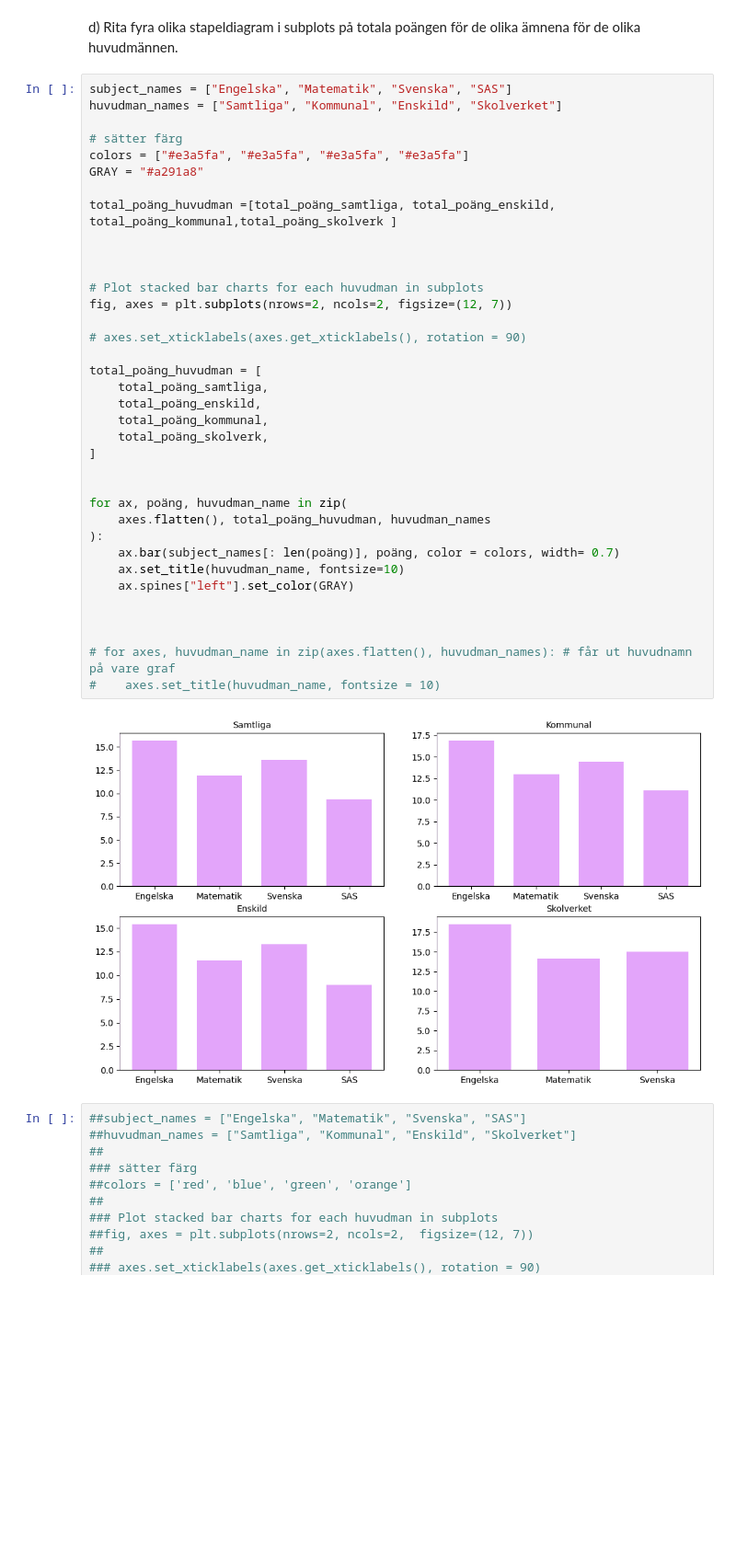
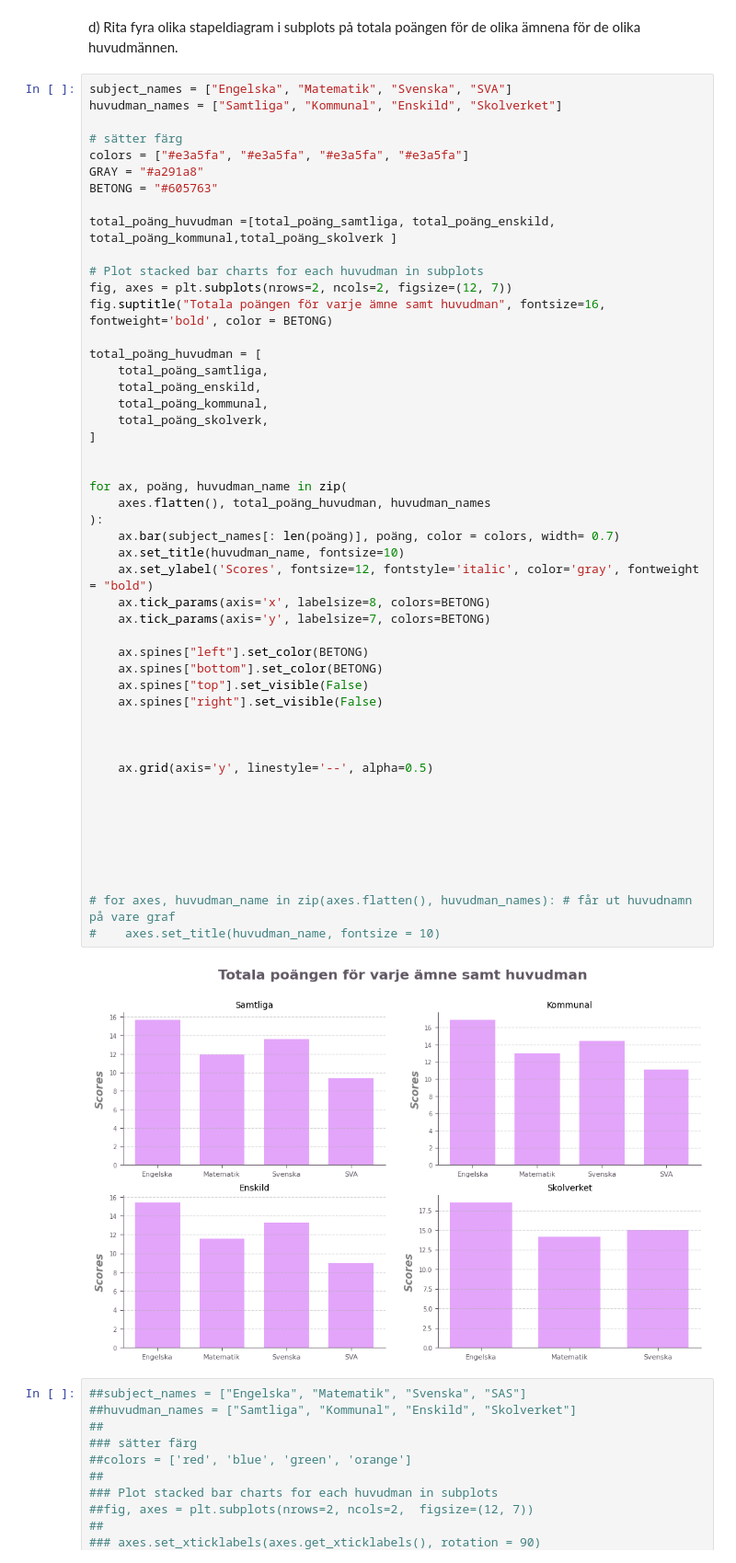
Before and after one commit to Zandri2k/Python-Sandra-Nilsson-OPA23, a Jupyter notebook: Labb_2/Labb_2.ipynb, the cells around one changed output. Shown at 92% size. Saved outputs shown, nothing was run; the diff lists cells and outputs as text; blank space fills up the shorter version.

```diff
--- a/Labb_2/Labb_2.ipynb
+++ b/Labb_2/Labb_2.ipynb
@@ -283,43 +283,56 @@ subject_names[:3]
 # %% [markdown]
 d) Rita fyra olika stapeldiagram i subplots på totala poängen för de olika ämnena för de olika huvudmännen.
 # %%
-subject_names = ["Engelska", "Matematik", "Svenska", "SAS"]
+subject_names = ["Engelska", "Matematik", "Svenska", "SVA"]
 huvudman_names = ["Samtliga", "Kommunal", "Enskild", "Skolverket"]
 
 # sätter färg
 colors = ["#e3a5fa", "#e3a5fa", "#e3a5fa", "#e3a5fa"]
 GRAY = "#a291a8"
+BETONG = "#605763"
 
 total_poäng_huvudman =[total_poäng_samtliga, total_poäng_enskild, total_poäng_kommunal,total_poäng_skolverk ]
 
-
-
 # Plot stacked bar charts for each huvudman in subplots
 fig, axes = plt.subplots(nrows=2, ncols=2, figsize=(12, 7))
-
-# axes.set_xticklabels(axes.get_xticklabels(), rotation = 90)
+fig.suptitle("Totala poängen för varje ämne samt huvudman", fontsize=16, fontweight='bold', color = BETONG)
 
 total_poäng_huvudman = [
     total_poäng_samtliga,
     total_poäng_enskild,
     total_poäng_kommunal,
     total_poäng_skolverk,
 ]
 
 
 for ax, poäng, huvudman_name in zip(
     axes.flatten(), total_poäng_huvudman, huvudman_names
 ):
     ax.bar(subject_names[: len(poäng)], poäng, color = colors, width= 0.7)
     ax.set_title(huvudman_name, fontsize=10)
-    ax.spines["left"].set_color(GRAY)
+    ax.set_ylabel('Scores', fontsize=12, fontstyle='italic', color='gray', fontweight = "bold")
+    ax.tick_params(axis='x', labelsize=8, colors=BETONG)
+    ax.tick_params(axis='y', labelsize=7, colors=BETONG)
+
+    ax.spines["left"].set_color(BETONG)
+    ax.spines["bottom"].set_color(BETONG)
+    ax.spines["top"].set_visible(False)
+    ax.spines["right"].set_visible(False)
+
+
+
+    ax.grid(axis='y', linestyle='--', alpha=0.5)
+
+
+
+
 
 
 
 # for axes, huvudman_name in zip(axes.flatten(), huvudman_names): # får ut huvudnamn på vare graf
 #    axes.set_title(huvudman_name, fontsize = 10)
 # %% [output]
-[figure, old version]
+[figure, new version]
 # %%
 ##subject_names = ["Engelska", "Matematik", "Svenska", "SAS"]
 ##huvudman_names = ["Samtliga", "Kommunal", "Enskild", "Skolverket"]
```
Also changed, not shown: parts of 1 cell of this notebook, 1 other file.
